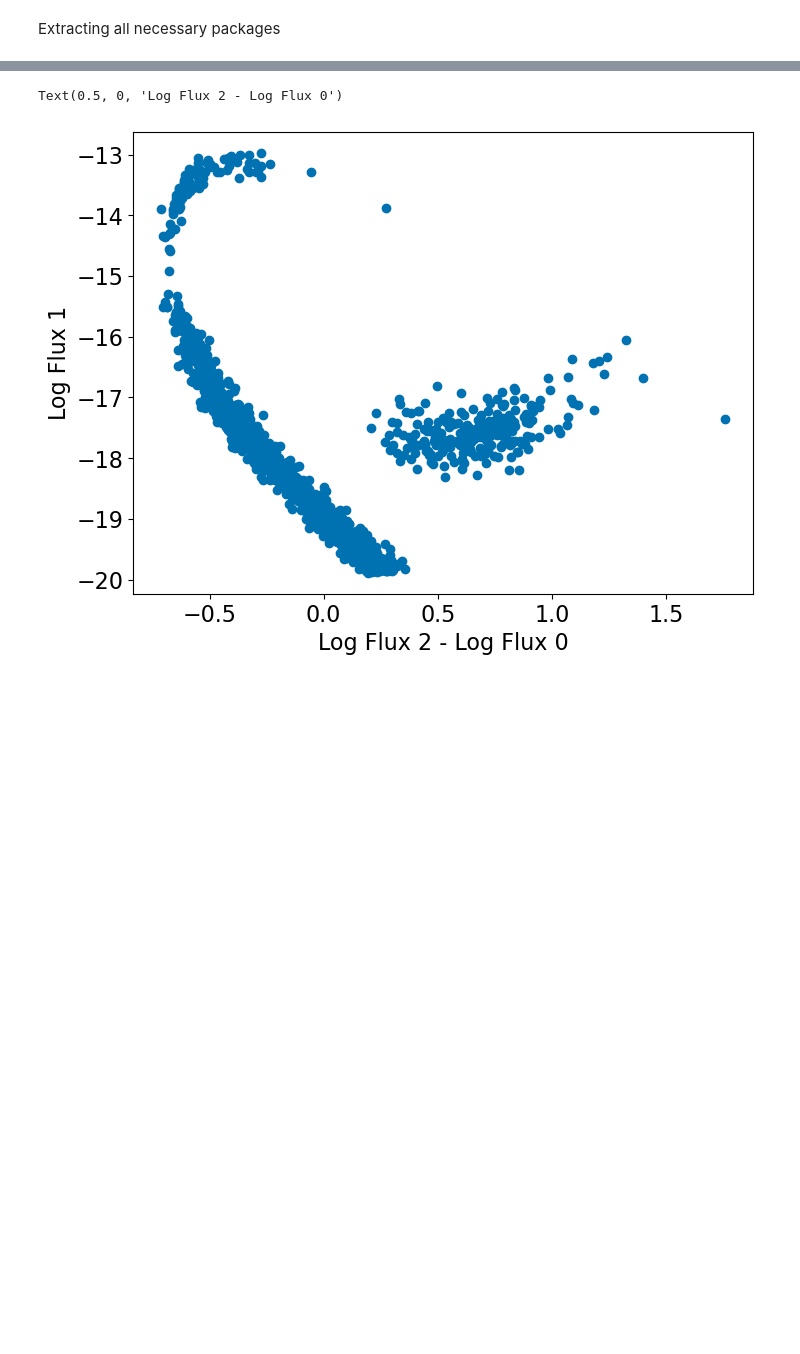
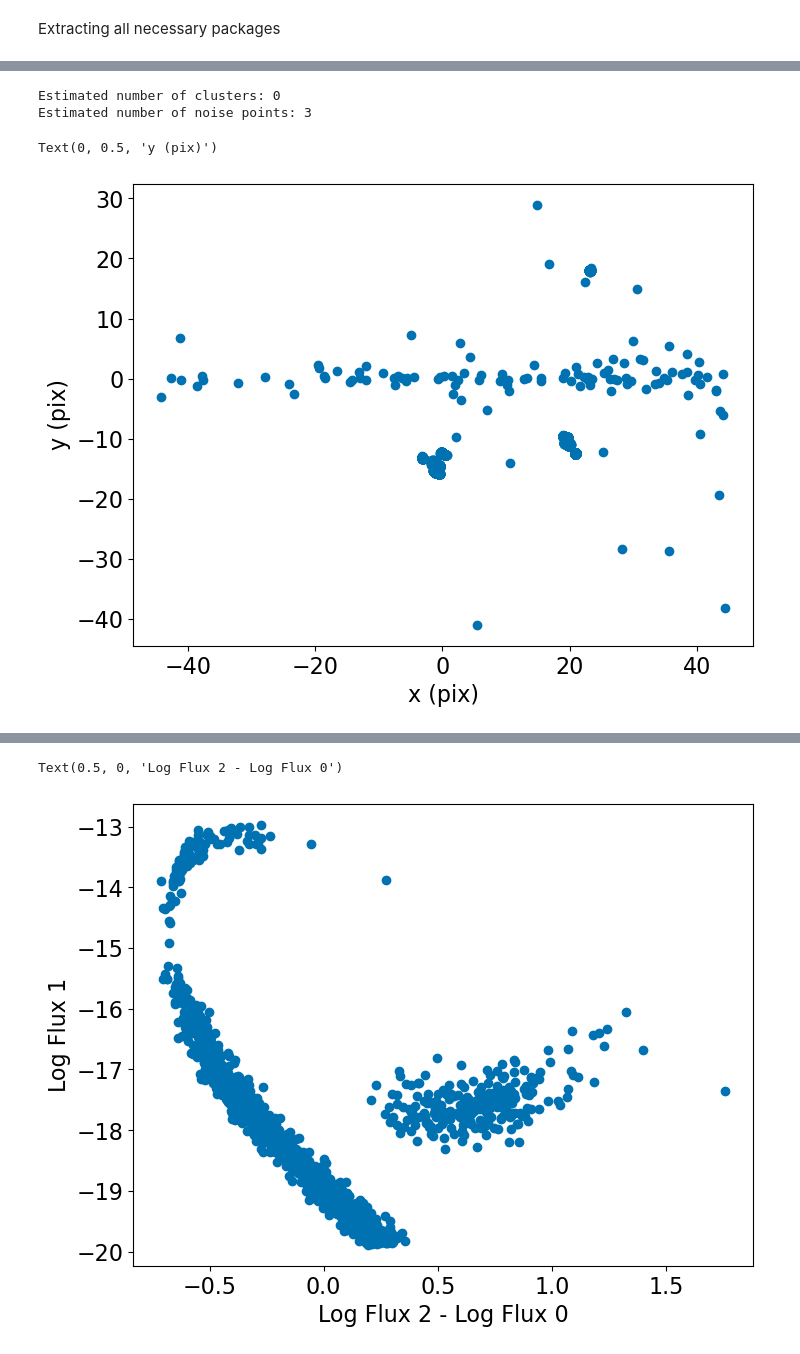
Before and after one commit to nicomii/astro_ladder, a Jupyter notebook: hr_diagram.ipynb, the cells around one changed output, grey strips where cells are left out. Drawn from its saved outputs; the diff is of its cells as text; code cells hidden in the pictures; blank space fills up the shorter version.

```diff
--- a/hr_diagram.ipynb
+++ b/hr_diagram.ipynb
@@ -32,0 +52,18 @@ Index(['Name', 'X', 'Y', 'BlueF', 'GreenF', 'RedF', 'Parallax',
+# %%
+db = DBSCAN(eps=0.3, min_samples=10).fit([X_stars, Y_stars,rad_velocity])
+labels = db.labels_
+
+# Number of clusters in labels, ignoring noise if present.
+n_clusters_ = len(set(labels)) - (1 if -1 in labels else 0)
+n_noise_ = list(labels).count(-1)
+
+print("Estimated number of clusters: %d" % n_clusters_)
+print("Estimated number of noise points: %d" % n_noise_)
+plt.scatter(stars.X,stars.Y)
+plt.xlabel('x (pix)')
+plt.ylabel('y (pix)')
+# %% [output]
+Estimated number of clusters: 0
+Estimated number of noise points: 3
+Text(0, 0.5, 'y (pix)')
+[figure, added]
```
Also changed, not shown: parts of 8 cells of this notebook, 1 other file.
